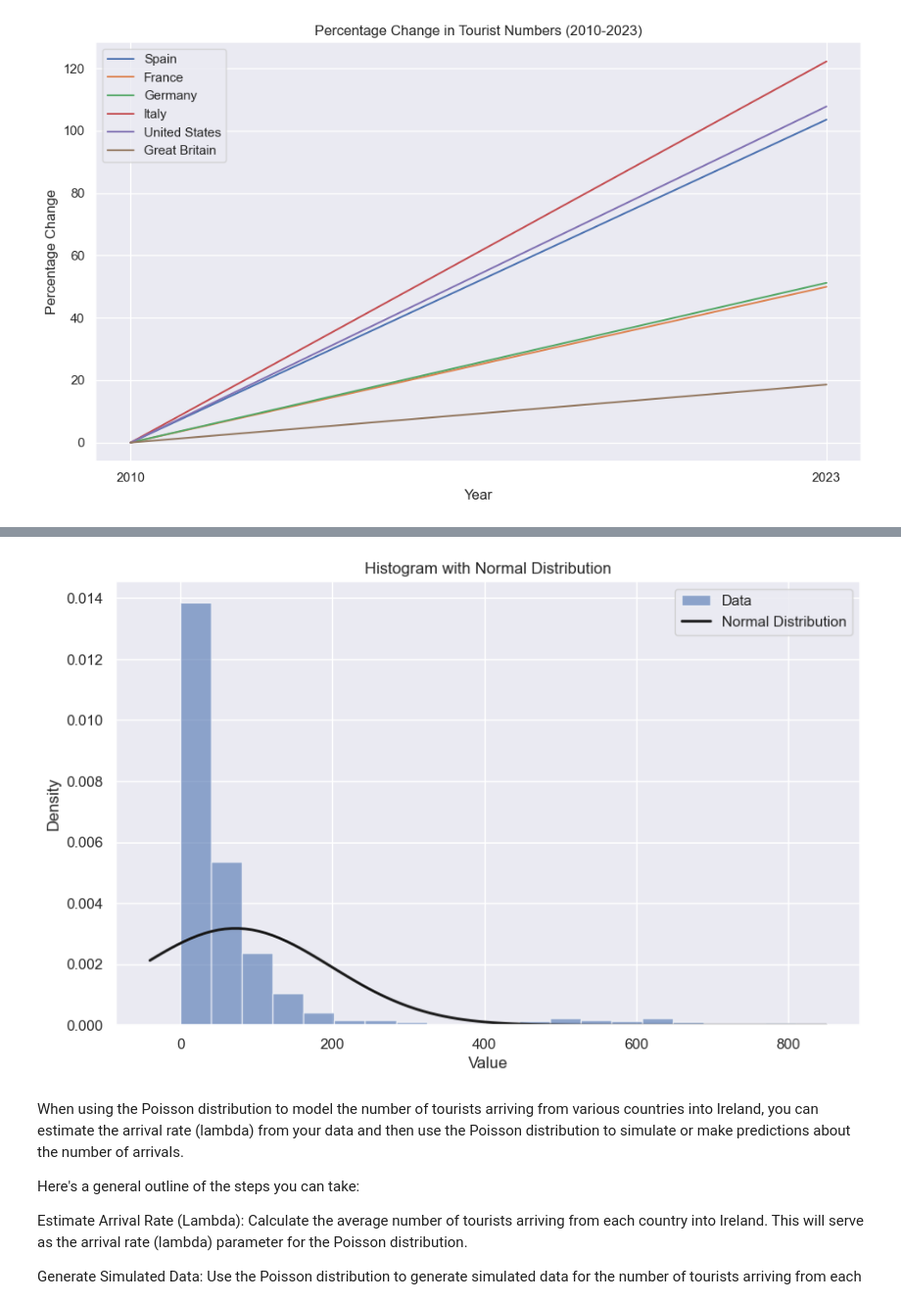
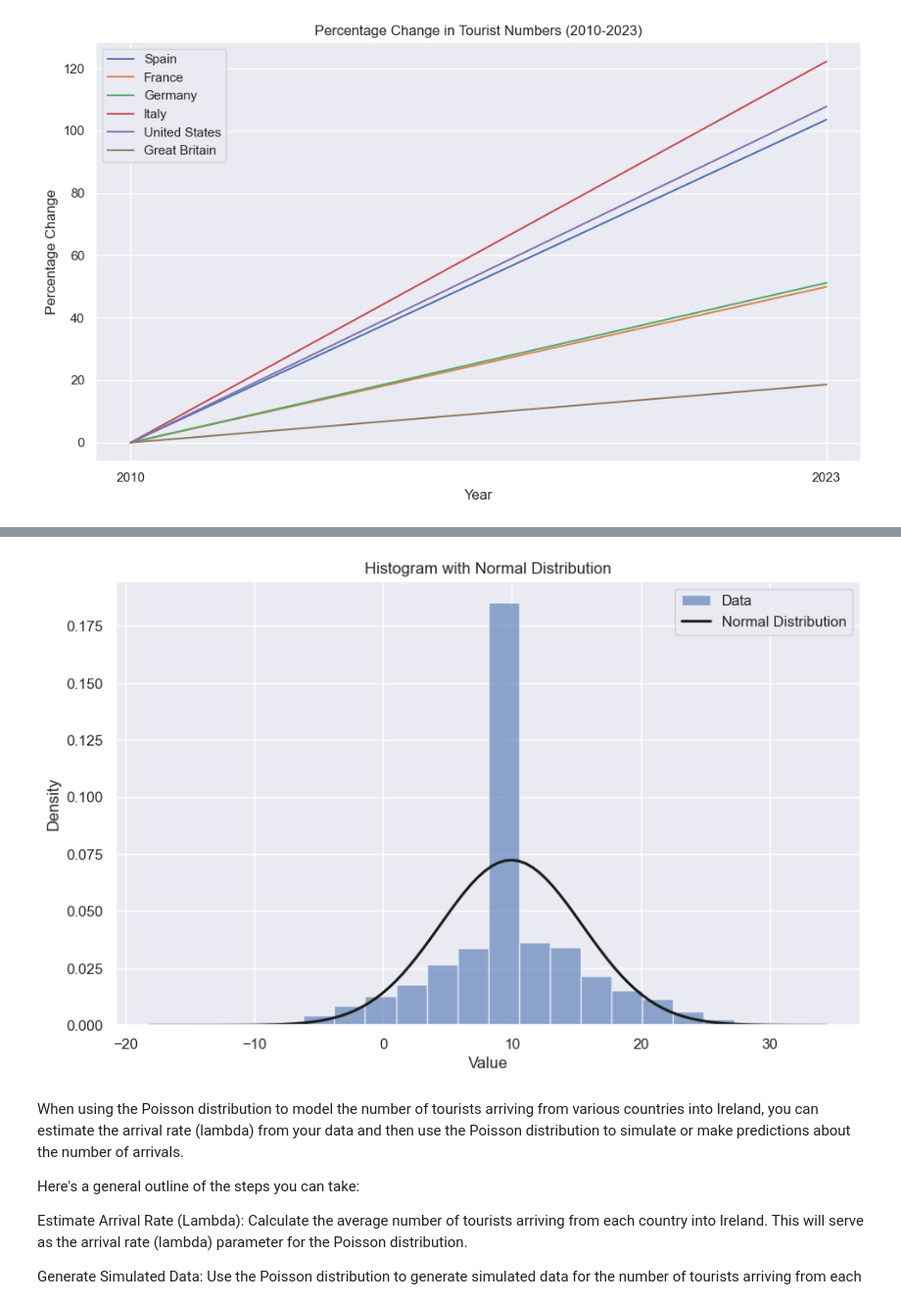
Before and after one commit to CoreyLouiseHughes/CA1_Tourism_CoreyHughes, a Jupyter notebook: Tourism_CA1.ipynb, the cells around one changed output, grey strips where cells are left out. Shown at 98% size. Drawn from its saved outputs; the diff is of its cells as text; code cells hidden in the pictures.

```diff
--- a/Tourism_CA1.ipynb
+++ b/Tourism_CA1.ipynb
@@ -642,33 +882,44 @@ plt.show()
 # %%
 from scipy.stats import norm
 import numpy as np
 import matplotlib.pyplot as plt
 
 # Extract values from the DataFrame
-values = df_filtered['VALUE'].values
+values = temp_filtered['VALUE'].values
 
 # Calculate mean and standard deviation
 mean = np.mean(values)
 std_dev = np.std(values)
 
 # Plot histogram
 plt.figure(figsize=(10, 6))
 plt.hist(values, bins=20, density=True, alpha=0.6, color='b', label='Data')
 
 # Plot normal distribution curve
 xmin, xmax = plt.xlim()
 x = np.linspace(xmin, xmax, 100)
 p = norm.pdf(x, mean, std_dev)
 plt.plot(x, p, 'k', linewidth=2, label='Normal Distribution')
 
 plt.title('Histogram with Normal Distribution')
 plt.xlabel('Value')
 plt.ylabel('Density')
 plt.legend()
 plt.grid(True)
 plt.show()
+
+# need average and standard distribution
+# find the average oer year and SD per year (2023)
+
+#conituous variables is normal distribution
+
+# elements like people is when you use poisson
+
+# look this up
+
+# i need to add continuos data to my dataset
 # %% [output]
-[figure, old version]
+[figure, new version]
 # %% [markdown]
 When using the Poisson distribution to model the number of tourists arriving from various countries into Ireland, you can estimate the arrival rate (lambda) from your data and then use the Poisson distribution to simulate or make predictions about the number of arrivals.
 
```
Also changed, not shown: parts of 26 cells of this notebook, 1 other file.
